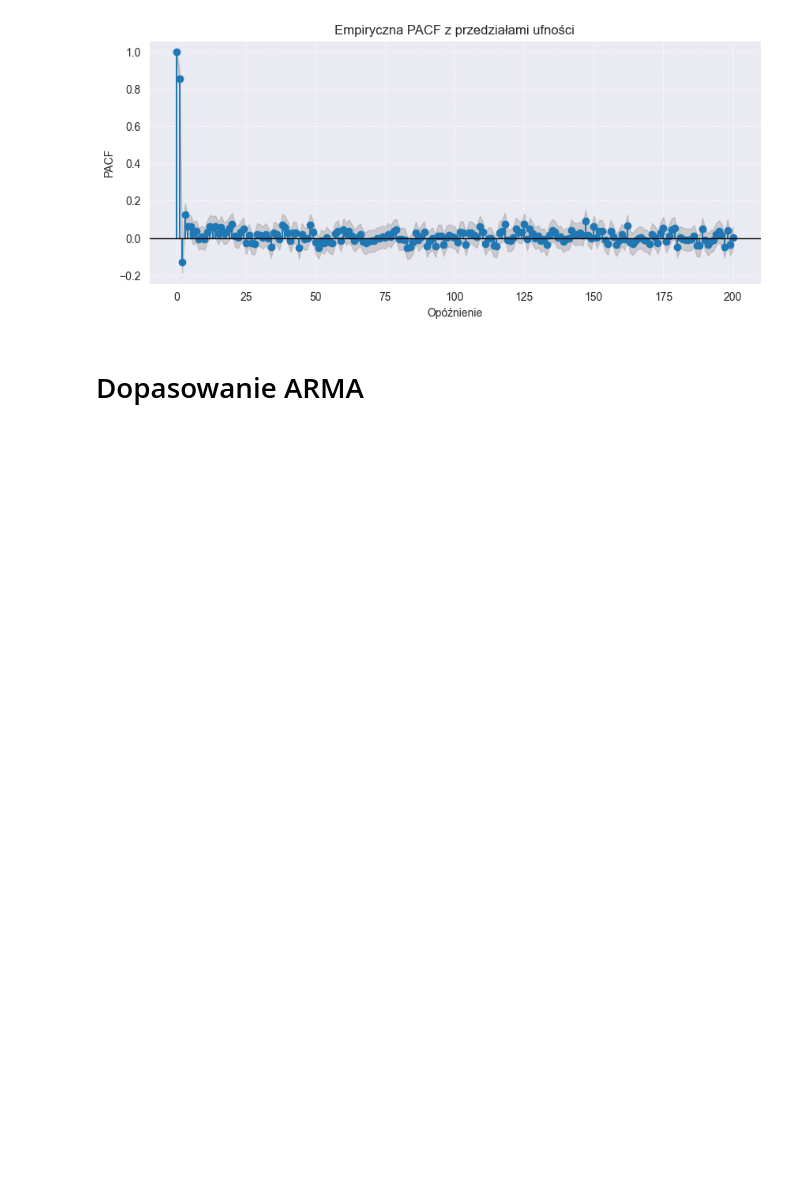
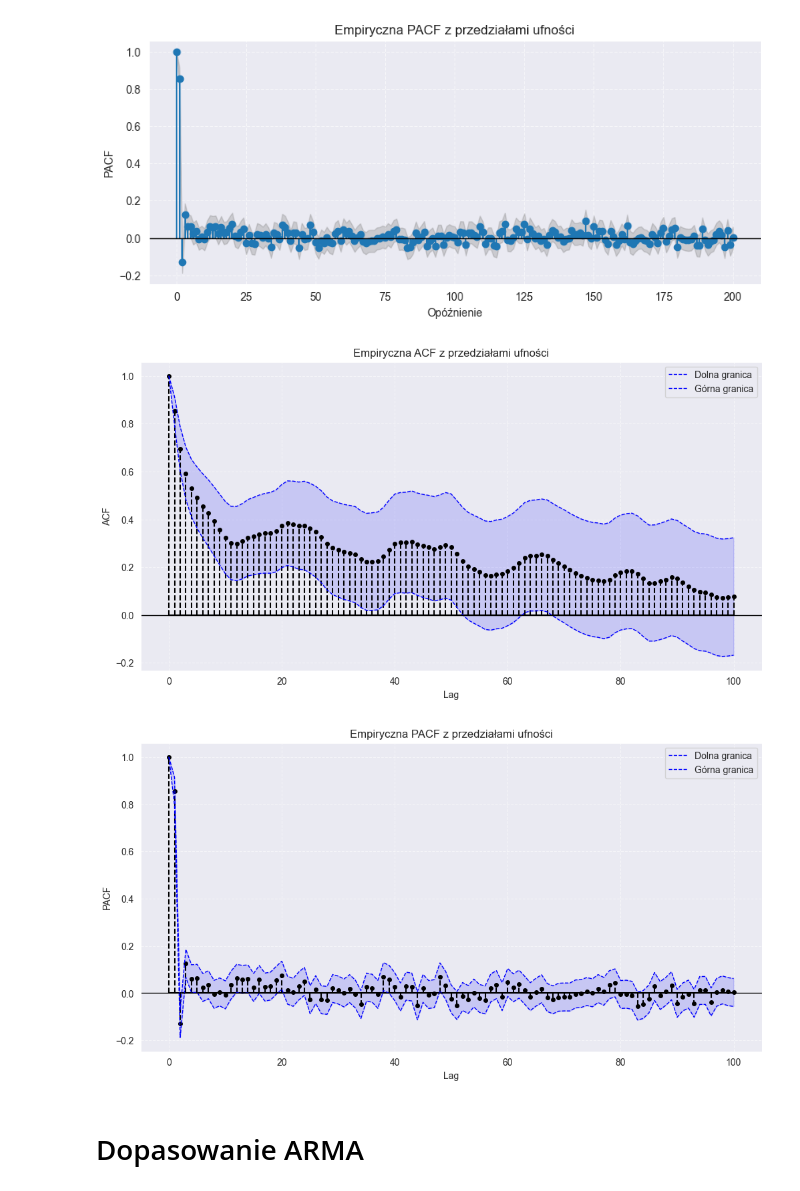
Before and after one commit to mathieuboro/Raport_ARMA_Computer_Analysis_of_Time_Series, a Jupyter notebook: raport.ipynb, the cells around one changed output. Drawn from its saved outputs; the diff is of its cells as text; code cells hidden in the pictures; blank space fills up the shorter version.

```diff
--- a/raport.ipynb
+++ b/raport.ipynb
@@ -480,6 +480,69 @@ plt.show()
 # %% [output]
 [figure]
 [figure]
+# %%
+import numpy as np
+import matplotlib.pyplot as plt
+from statsmodels.tsa.stattools import acf, pacf
+
+# Zakładamy, że 'data_cooked' to nasz szereg stacjonarny
+max_lag_acf = 100
+max_lag_pacf = 100
+alpha = 0.05  # 95-procentowe przedziały ufności
+
+# --- ACF ---
+acf_vals, acf_conf = acf(data_cooked, nlags=max_lag_acf, alpha=alpha, fft=True)
+lags_acf = np.arange(len(acf_vals))
+
+# Dolna i górna granica przedziałów ufności
+lower_acf = acf_conf[:, 0]
+upper_acf = acf_conf[:, 1]
+
+plt.figure(figsize=(12,6))
+markers_acf = plt.stem(lags_acf, acf_vals, basefmt='k')
+# markers_acf[0] = markery (kropki), markers_acf[1] = linie pionowe
+plt.setp(markers_acf[0], marker='o', markersize=4, color='black')  # punkty
+plt.setp(markers_acf[1], linestyle='--', color='black')            # linie pionowe
+
+# Rysujemy przerywane linie graniczne + wypełnienie
+plt.plot(lags_acf, lower_acf, 'b--', linewidth=1, label='Dolna granica')
+plt.plot(lags_acf, upper_acf, 'b--', linewidth=1, label='Górna granica')
+plt.fill_between(lags_acf, lower_acf, upper_acf, color='blue', alpha=0.15)
+
+plt.axhline(0, color='black', linewidth=1)
+plt.title('Empiryczna ACF z przedziałami ufności')
+plt.xlabel('Lag')
+plt.ylabel('ACF')
+plt.grid(alpha=0.6, linestyle='--')
+plt.legend()
+plt.show()
+
+# --- PACF ---
+pacf_vals, pacf_conf = pacf(data_cooked, nlags=max_lag_pacf, alpha=alpha, method='yw')
+lags_pacf = np.arange(len(pacf_vals))
+
+lower_pacf = pacf_conf[:, 0]
+upper_pacf = pacf_conf[:, 1]
+
+plt.figure(figsize=(12,6))
+markers_pacf = plt.stem(lags_pacf, pacf_vals, basefmt='k')
+plt.setp(markers_pacf[0], marker='o', markersize=4, color='black')
+plt.setp(markers_pacf[1], linestyle='--', color='black')
+
+plt.plot(lags_pacf, lower_pacf, 'b--', linewidth=1, label='Dolna granica')
+plt.plot(lags_pacf, upper_pacf, 'b--', linewidth=1, label='Górna granica')
+plt.fill_between(lags_pacf, lower_pacf, upper_pacf, color='blue', alpha=0.15)
+
+plt.axhline(0, color='black', linewidth=1)
+plt.title('Empiryczna PACF z przedziałami ufności')
+plt.xlabel('Lag')
+plt.ylabel('PACF')
+plt.grid(alpha=0.6, linestyle='--')
+plt.legend()
+plt.show()
+# %% [output]
+[figure, added]
+[figure, added]
 # %% [markdown]
 # Dopasowanie ARMA
 # %%
```
Also changed, not shown: parts of 12 cells of this notebook.
